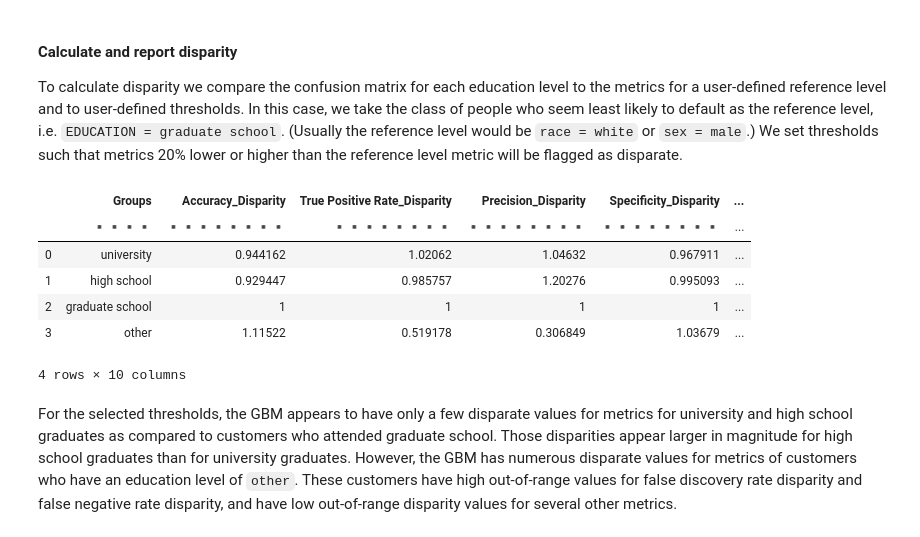
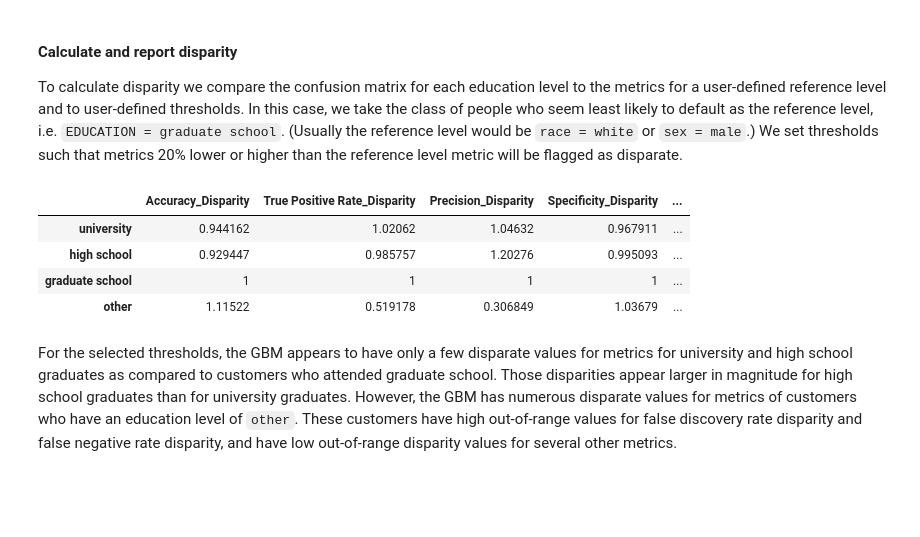
Before and after one commit to navdeep-G/interpretable-ml, a Jupyter notebook: jupyter-notebooks/credit/binomial/dia_with_datatable.ipynb, the cells around one changed output. Cells and saved outputs as stored; diff of their text form; code cells hidden in the pictures; blank space fills up the shorter version.

```diff
--- a/jupyter-notebooks/credit/binomial/dia_with_datatable.ipynb
+++ b/jupyter-notebooks/credit/binomial/dia_with_datatable.ipynb
@@ -76,7 +84,7 @@ The credit card default data is available as an `.xls` file. Pandas reads `.xls`
 # %%
 # import XLS file
 path = '../data/default_of_credit_card_clients.xls'
-data = pd.read_excel(path)
+data = dt.fread(path).to_pandas()
 
 # remove spaces from target column name
 data = data.rename(columns={'default payment next month': 'DEFAULT_NEXT_MONTH'})
@@ -535,7 +543,7 @@ cm_dict = {'other': other_cm_dt,
 
 metrics = dt.Frame(names=list(metric_dict.keys()), stypes = [dt.stype.float32] * len(list(metric_dict.keys())))
 metrics.nrows=len(ed_levels)
-metrics_frame = dt.Frame(Groups=ed_levels)
+groups = dt.Frame(Groups=ed_levels)
 # nested loop through:
 # - education levels
 # - metrics
@@ -547,7 +555,7 @@ for i, level in enumerate(ed_levels):
         metrics[i, j] = eval(expression)
 
 # display results
-metrics_frame.cbind(metrics)
+metrics_frame = dt.cbind(groups, metrics)
 metrics_frame.head()
 # %% [output]
 |  | Groups | Accuracy | True Positive Rate | Precision | Specificity | Negative Predicted Value | ... |
@@ -577,39 +585,39 @@ To calculate disparity we compare the confusion matrix for each education level
 # %%
 ref_level = 'graduate school' # user-defined reference level
 
 parity_threshold_low = 0.8    # user-defined low threshold value
 parity_threshold_hi = 1.25    # user-defined high threshold value
 
 ref_group = metrics_frame[f.Groups == ref_level,:]
 ref_group = ref_group[:,list(metric_dict.keys())]
 
 disp_col_names = columns=[col + '_Disparity' for col in list(metric_dict.keys())]
 disp_frame = metrics_frame[:,list(metric_dict.keys())]
 
 for disparity_measure in disp_col_names:
     measure = disparity_measure.rsplit('_', 1)[0]
     ref_group[:,f[measure]][0,0]
     disp_frame[:,disparity_measure] = disp_frame[:,f[measure]/ref_group[:,f[measure]][0,0]]
 disp_frame
 
 # small utility function to format pandas table output
 def disparate_red(val):
 
    color = 'blue' if (parity_threshold_low < val < parity_threshold_hi) else 'red'
    return 'color: %s' % color
 
-disp_frame = dt.cbind(metrics_frame[:,"Groups"], disp_frame[:,disp_col_names])
-disp_frame
+disp_frame = disp_frame[:,disp_col_names]
+disp_frame_pd = disp_frame.to_pandas()
+disp_frame_pd.index = ed_levels
+disp_frame_pd.head()
 # display results
-#disp_frame.to_pandas().style.applymap(disparate_red)
+disp_frame_pd.style.applymap(disparate_red)
 # %% [output]
-|  | Groups | Accuracy_Disparity | True Positive Rate_Disparity | Precision_Disparity | Specificity_Disparity | ... |
-|  | ▪▪▪▪ | ▪▪▪▪▪▪▪▪ | ▪▪▪▪▪▪▪▪ | ▪▪▪▪▪▪▪▪ | ▪▪▪▪▪▪▪▪ | ... |
-| 0 | university | 0.944162 | 1.02062 | 1.04632 | 0.967911 | ... |
-| 1 | high school | 0.929447 | 0.985757 | 1.20276 | 0.995093 | ... |
-| 2 | graduate school | 1 | 1 | 1 | 1 | ... |
-| 3 | other | 1.11522 | 0.519178 | 0.306849 | 1.03679 | ... |
+|  | Accuracy_Disparity | True Positive Rate_Disparity | Precision_Disparity | Specificity_Disparity | ... |
+| university | 0.944162 | 1.02062 | 1.04632 | 0.967911 | ... |
+| high school | 0.929447 | 0.985757 | 1.20276 | 0.995093 | ... |
+| graduate school | 1 | 1 | 1 | 1 | ... |
+| other | 1.11522 | 0.519178 | 0.306849 | 1.03679 | ... |
-4 rows × 10 columns
 # %% [markdown]
 For the selected thresholds, the GBM appears to have only a few disparate values for metrics for university and high school graduates as compared to customers who attended graduate school. Those disparities appear larger in magnitude for high school graduates than for university graduates. However, the GBM has numerous disparate values for metrics of customers who have an education level of `other`. These customers have high out-of-range values for false discovery rate disparity and false negative rate disparity, and have low out-of-range disparity values for several other metrics.
 # %% [markdown]
```
Also changed, not shown: parts of 6 cells of this notebook.
